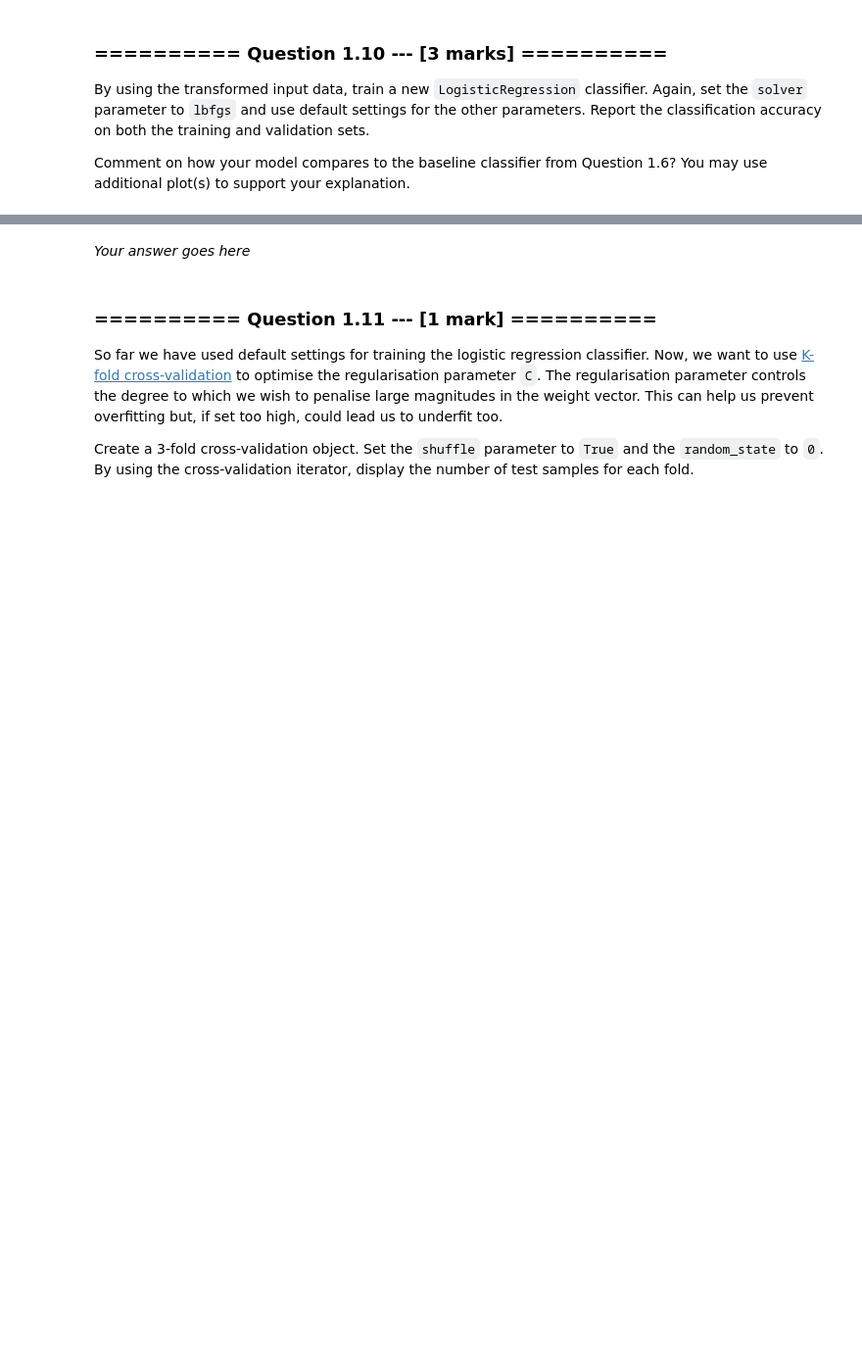
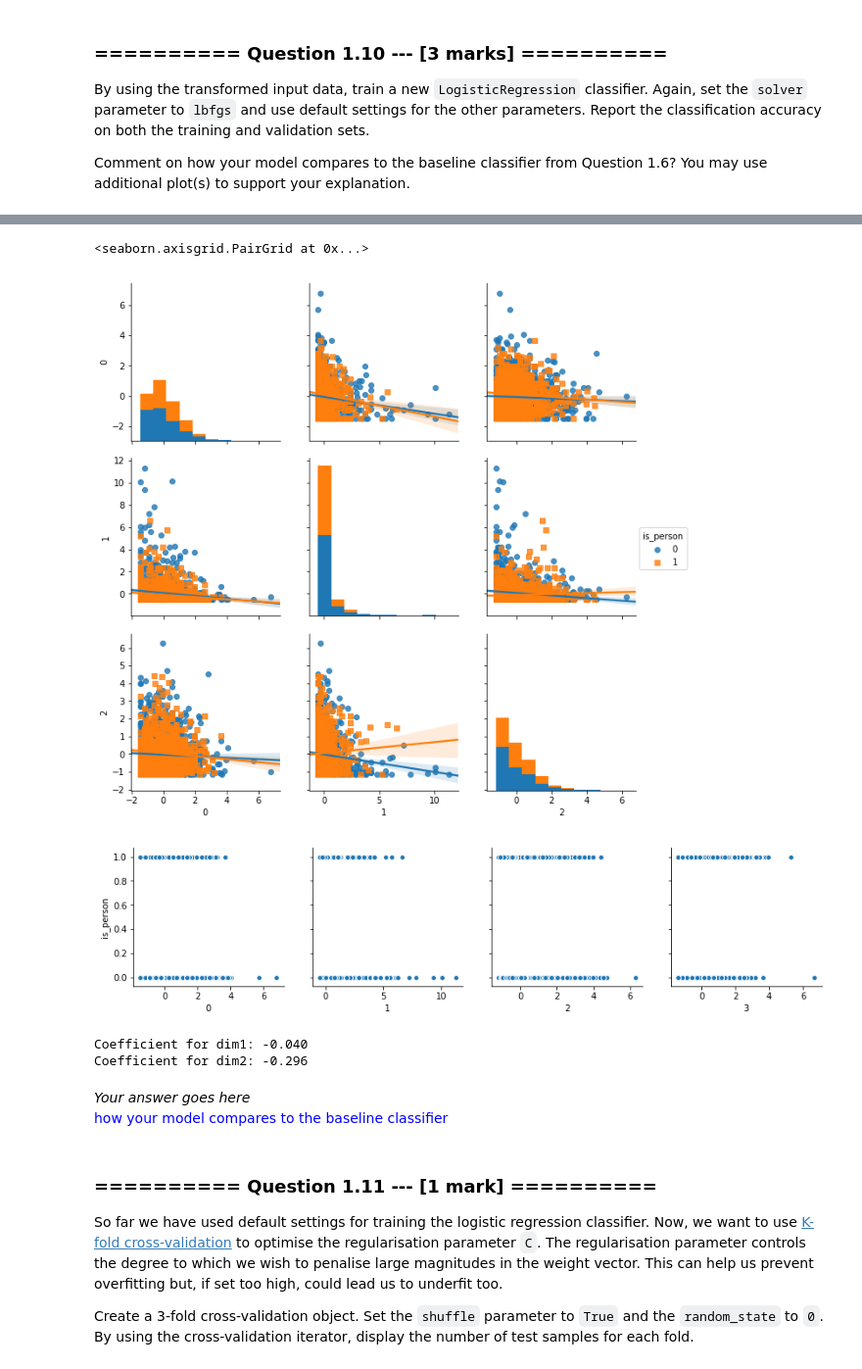
Before and after one commit to ShootingSpace/Machine-learning-practical-with-scikit-learn, a Jupyter notebook: 07_Assignment_3.ipynb, the cells around one changed output, grey strips where cells are left out. Shown at 98% size. Drawn from its saved outputs; the diff is of its cells as text; code cells hidden in the pictures; blank space fills up the shorter version.

```diff
--- a/07_Assignment_3.ipynb
+++ b/07_Assignment_3.ipynb
@@ -267,5 +362,27 @@ Comment on how your model compares to the baseline classifier from Question 1.6?
+# %%
+dummy_tr_new = X_tr.copy(deep=True)
+dummy_tr_new['is_person']= y_tr
+dummy_val_new = X_val.copy(deep=True)
+dummy_val_new['is_person']= y_val
+
+sns.pairplot(data=dummy_tr_new,hue='is_person',markers=["o", "s"],size=3,vars=[0,1,2],kind="reg")
+sns.pairplot(data=dummy_tr_new, x_vars=[0,1,2,3], y_vars = 'is_person', size=3)
+# %% [output]
+<seaborn.axisgrid.PairGrid at 0x...>
+[figure, added]
+[figure, added]
+# %%
+dim1 = X_tr.columns.get_loc(1)
+dim2 = X_tr.columns.get_loc(2)
+print('Coefficient for dim1: {:.3f}'.format(lr_1.coef_[0, dim1]))
+print('Coefficient for dim2: {:.3f}'.format(lr_1.coef_[0, dim2]))
+# %% [output]
+Coefficient for dim1: -0.040
+Coefficient for dim2: -0.296
 # %% [markdown]
 *Your answer goes here*
+<font color='blue'>
+how your model compares to the baseline classifier
 # %% [markdown]
 ### ========== Question 1.11 --- [1 mark] ==========
 So far we have used default settings for training the logistic regression classifier. Now, we want to use [K-fold cross-validation](http://scikit-learn.org/0.17/modules/generated/sklearn.cross_validation.KFold.html) to optimise the regularisation parameter `C`. The regularisation parameter controls the degree to which we wish to penalise large magnitudes in the weight vector. This can help us prevent overfitting but, if set too high, could lead us to underfit too.
```
Also changed, not shown: parts of 21 cells of this notebook, 2 other files.
